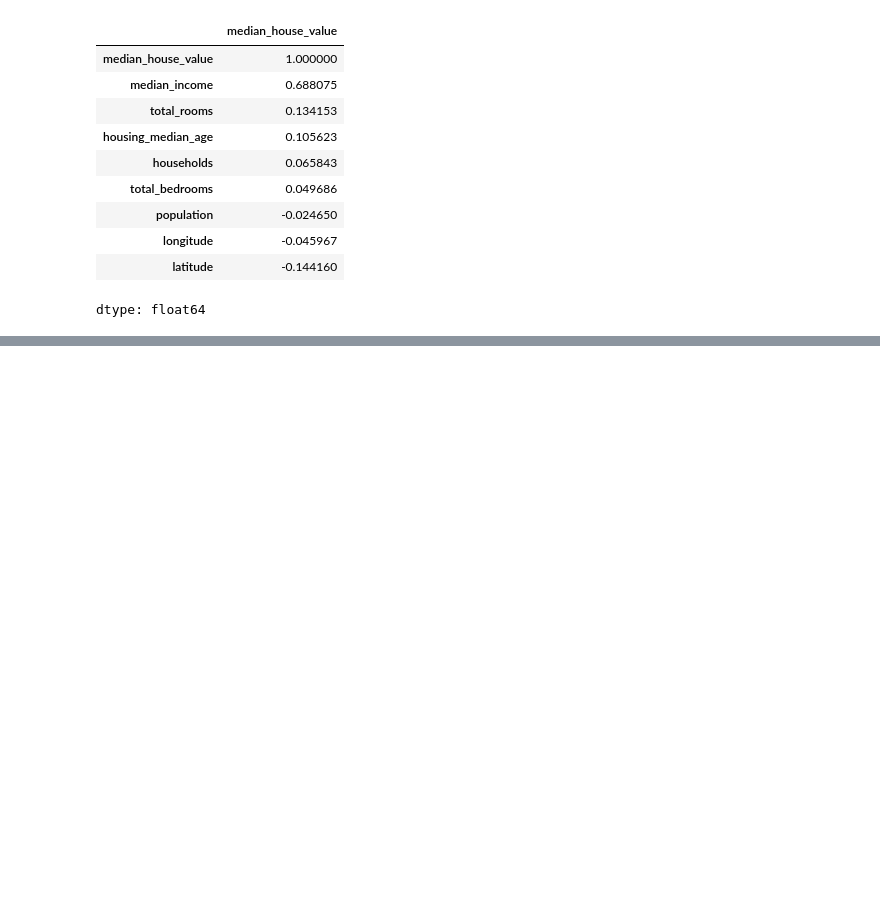
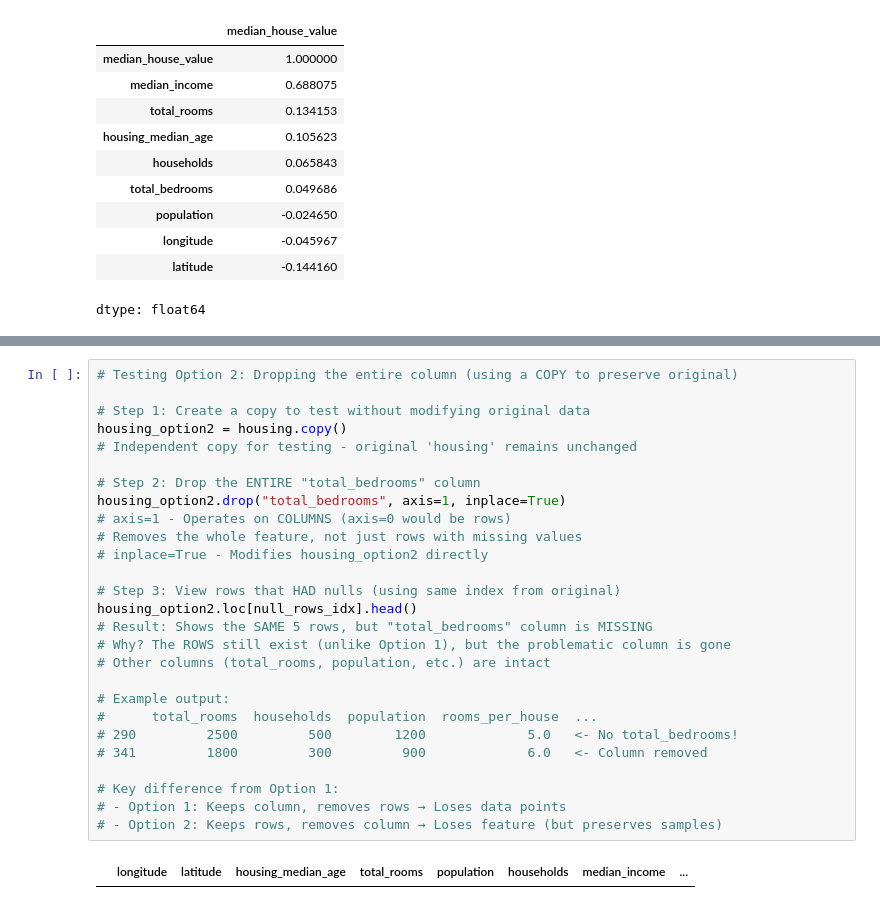
Before and after one commit to julialenc/california-housing-prediction, a Jupyter notebook: notebooks/housing_analysis.ipynb, the cells around one changed output, grey strips where cells are left out. Cells and saved outputs as stored; diff of their text form; blank space fills up the shorter version.

```diff
--- a/notebooks/housing_analysis.ipynb
+++ b/notebooks/housing_analysis.ipynb
@@ -467,0 +547,29 @@ dtype: float64
+# %%
+# Testing Option 2: Dropping the entire column (using a COPY to preserve original)
+
+# Step 1: Create a copy to test without modifying original data
+housing_option2 = housing.copy()
+# Independent copy for testing - original 'housing' remains unchanged
+
+# Step 2: Drop the ENTIRE "total_bedrooms" column
+housing_option2.drop("total_bedrooms", axis=1, inplace=True)
+# axis=1 - Operates on COLUMNS (axis=0 would be rows)
+# Removes the whole feature, not just rows with missing values
+# inplace=True - Modifies housing_option2 directly
+
+# Step 3: View rows that HAD nulls (using same index from original)
+housing_option2.loc[null_rows_idx].head()
+# Result: Shows the SAME 5 rows, but "total_bedrooms" column is MISSING
+# Why? The ROWS still exist (unlike Option 1), but the problematic column is gone
+# Other columns (total_rooms, population, etc.) are intact
+
+# Example output:
+#      total_rooms  households  population  rooms_per_house  ...
+# 290         2500         500        1200             5.0   <- No total_bedrooms!
+# 341         1800         300         900             6.0   <- Column removed
+
+# Key difference from Option 1:
+# - Option 1: Keeps column, removes rows → Loses data points
+# - Option 2: Keeps rows, removes column → Loses feature (but preserves samples)
+# %% [output]
+|  | longitude | latitude | housing_median_age | total_rooms | population | households | median_income | ... |
```
Also changed, not shown: parts of 16 cells of this notebook.
